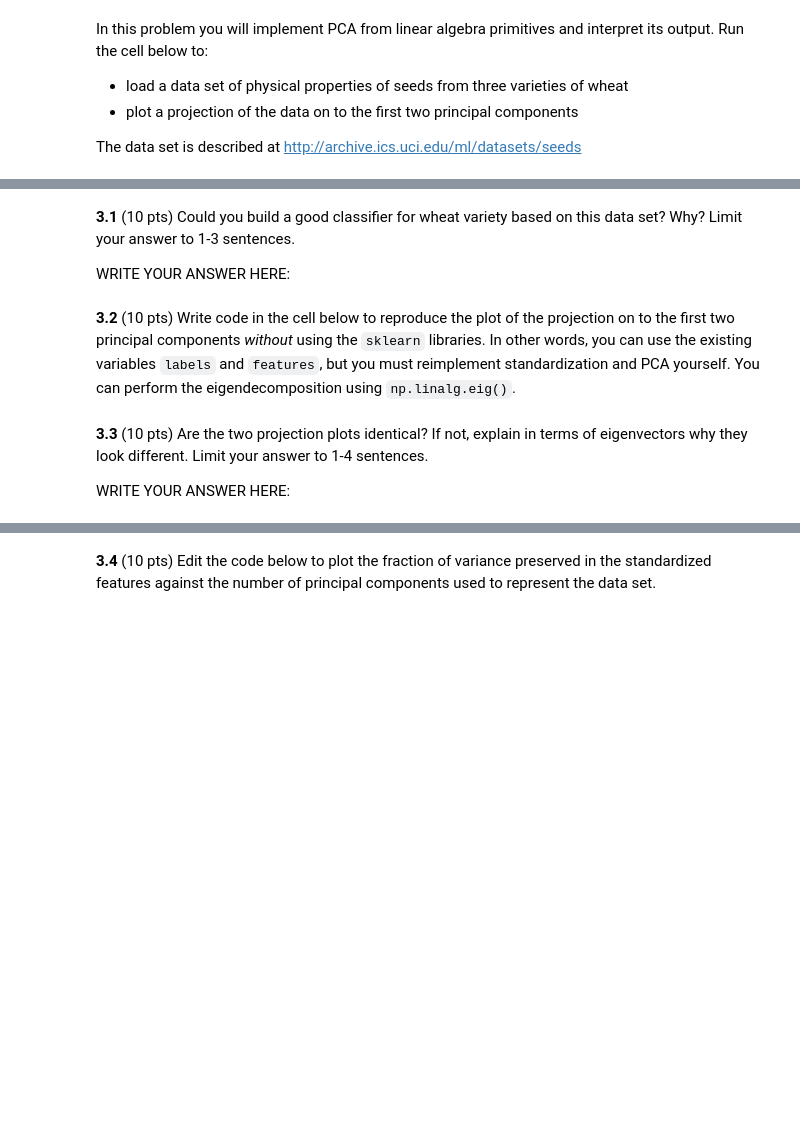
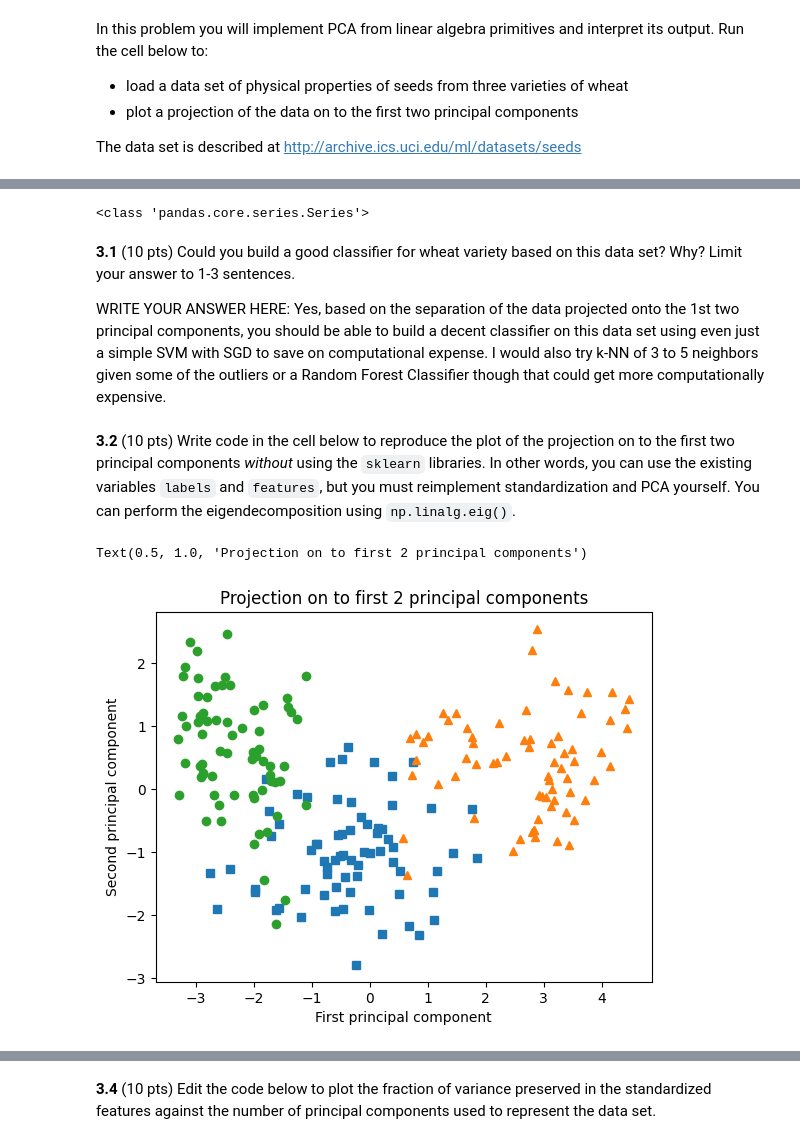
Before and after one commit to aitechroberts/ml_adversary, a Jupyter notebook: HW4.ipynb, the cells around one changed output, grey strips where cells are left out. Drawn from its saved outputs; the diff is of its cells as text; code cells hidden in the pictures; blank space fills up the shorter version.

```diff
--- a/HW4.ipynb
+++ b/HW4.ipynb
@@ -120,6 +172,11 @@ plt.title('Projection on to first 2 principal components')
+# %%
+print(type(labels))
+# %% [output]
+<class 'pandas.core.series.Series'>
 # %% [markdown]
 **3.1** (10 pts) Could you build a good classifier for wheat variety based on this data set? Why? Limit your answer to 1-3 sentences.
 
 WRITE YOUR ANSWER HERE:
+Yes, based on the separation of the data projected onto the 1st two principal components, you should be able to build a decent classifier on this data set using even just a simple SVM with SGD to save on computational expense. I would also try k-NN of 3 to 5 neighbors given some of the outliers or a Random Forest Classifier though that could get more computationally expensive.
 # %% [markdown]
 **3.2** (10 pts) Write code in the cell below to reproduce the plot of the projection on to the first two principal components *without* using the `sklearn` libraries. In other words, you can use the existing variables `labels` and `features`, but you must reimplement standardization and PCA yourself. You can perform the eigendecomposition using `np.linalg.eig()`.
@@ -140,4 +183,55 @@ plt.title('Projection on to first 2 principal components')
-# %% [markdown]
-**3.3** (10 pts) Are the two projection plots identical? If not, explain in terms of eigenvectors why they look different. Limit your answer to 1-4 sentences.
-
-WRITE YOUR ANSWER HERE:
+# %%
+# START EDITING HERE - DON'T REMOVE THIS COMMENT
+'''
+Using vectorized application with numpy and no for loops
+Steps from Lecture:
+1) Standardize
+  - Find means of features
+  - Find std_dev or features
+  - Take means and divide by standard deviation
+    - important to use std_dev for robust feature scaling as some features
+      could have different units of measurement
+2) Get Covariance Matrix
+  - Important to use for diagonalization of the cov_matrix to get Eigens
+3) Get Eigenvalues and Eigenvectors
+  - np.linalg.eig() is a built-in numpy method for this
+4) Sort Eigens in descending order
+5) Project Data
+  - Multiply standardized data by first X (in this case 2)
+  Eigenvectors (because they're in desc order) to project data
+  into components with maximum variance.
+'''
+# Step 1
+# convert features to numpy first or all Features variables will be DF and affect compatibility
+feats = features.to_numpy()
+features_means = np.mean(feats, axis=0)
+features_stddev = np.std(feats, axis=0)
+features_standardized = (feats - features_means) / features_stddev
+
+# Step 2
+cov_mat = np.cov(features_standardized, rowvar=False)
+
+# Step 3
+eigenvals, eigenvecs = np.linalg.eig(cov_mat)
+
+# Step 4
+idx = np.argsort(eigenvals)[::-1] # Create desc order
+# Apply desc order
+eigenvals = eigenvals[idx]
+eigenvecs = eigenvecs[:,idx]
+
+# Step 5
+pcs_from_eig = features_standardized.dot(eigenvecs[:, :2])
+
+# END EDITING HERE - DON'T REMOVE THIS COMMENT
+
+# Plot projection on to first 2 principal components
+style = ['o', '^', 's']
+for i in np.unique(labels):
+  plt.plot(pcs_from_eig[labels==i,0], pcs_from_eig[labels==i,1], style.pop())
+plt.xlabel('First principal component')
+plt.ylabel('Second principal component')
+plt.title('Projection on to first 2 principal components')
+# %% [output]
+Text(0.5, 1.0, 'Projection on to first 2 principal components')
+[figure, added]
```
Also changed, not shown: parts of 26 cells of this notebook, 19 other files.
